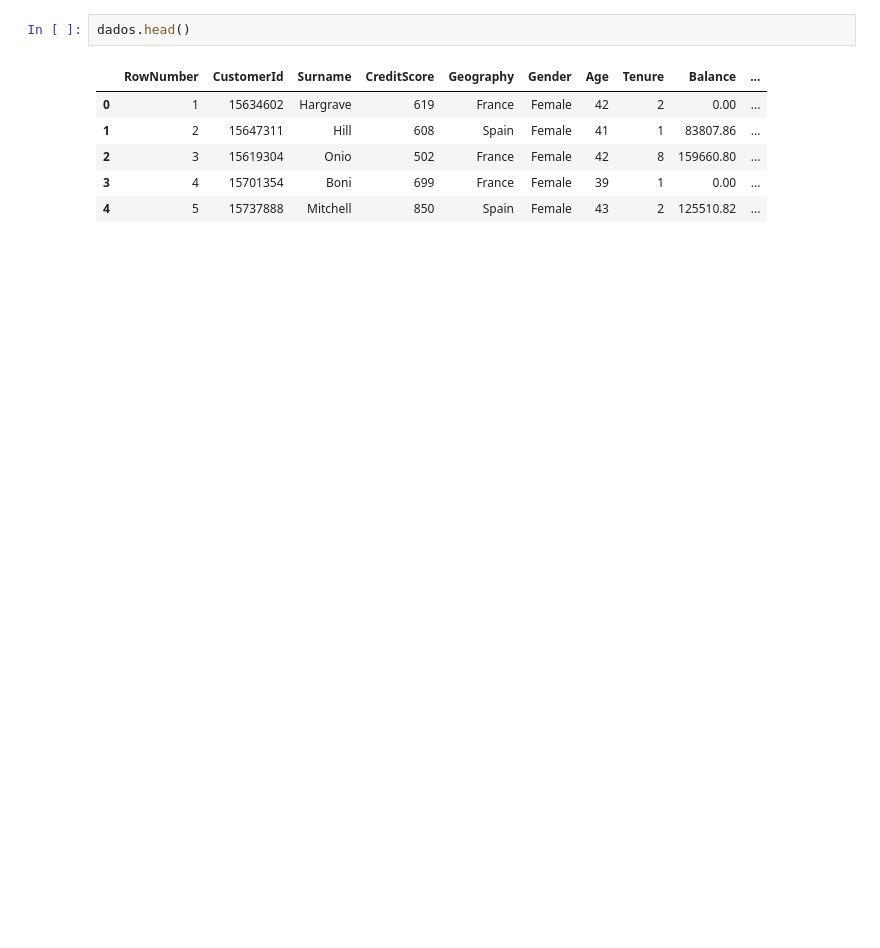
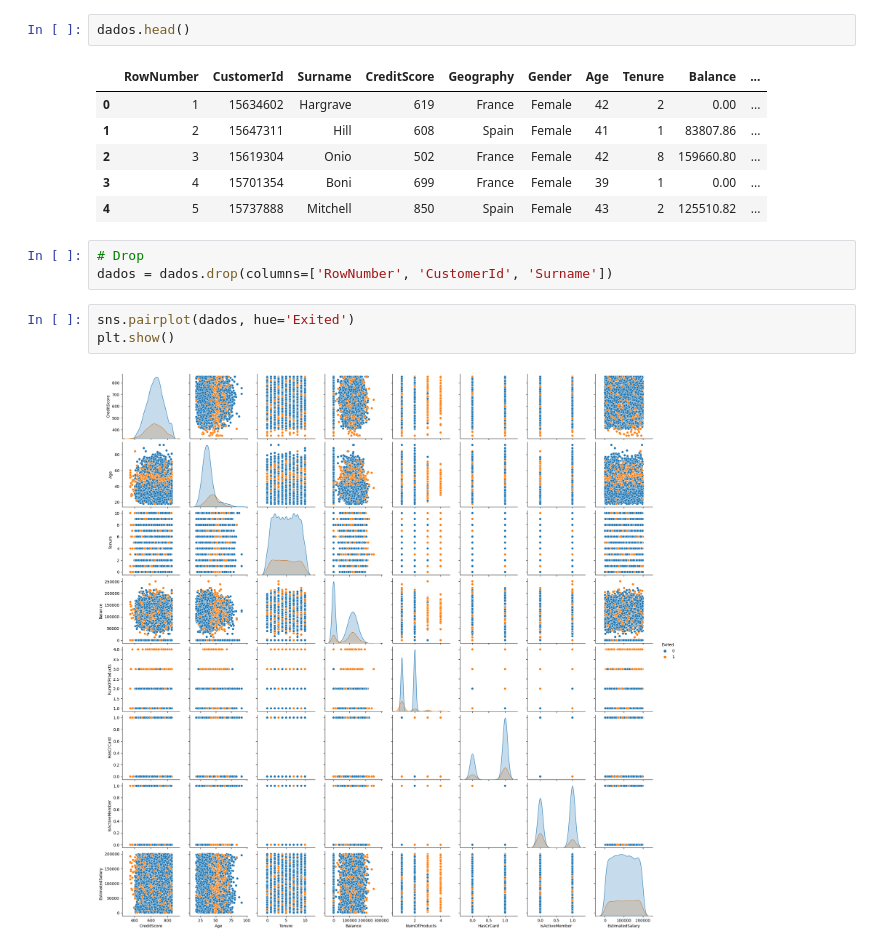
Before and after one commit to castroavila/machine_learning_i, a Jupyter notebook: projeto_aplicado.ipynb, the cells around one changed output. Drawn from its saved outputs; the diff is of its cells as text; blank space fills up the shorter version.

```diff
--- a/projeto_aplicado.ipynb
+++ b/projeto_aplicado.ipynb
@@ -15,3 +33,11 @@ dados.head()
 | 2 | 3 | 15619304 | Onio | 502 | France | Female | 42 | 8 | 159660.80 | ... |
 | 3 | 4 | 15701354 | Boni | 699 | France | Female | 39 | 1 | 0.00 | ... |
 | 4 | 5 | 15737888 | Mitchell | 850 | Spain | Female | 43 | 2 | 125510.82 | ... |
+# %%
+# Drop
+dados = dados.drop(columns=['RowNumber', 'CustomerId', 'Surname'])
+# %%
+sns.pairplot(dados, hue='Exited')
+plt.show()
+# %% [output]
+[figure, added]
```
Also changed, not shown: parts of 2 cells of this notebook.
